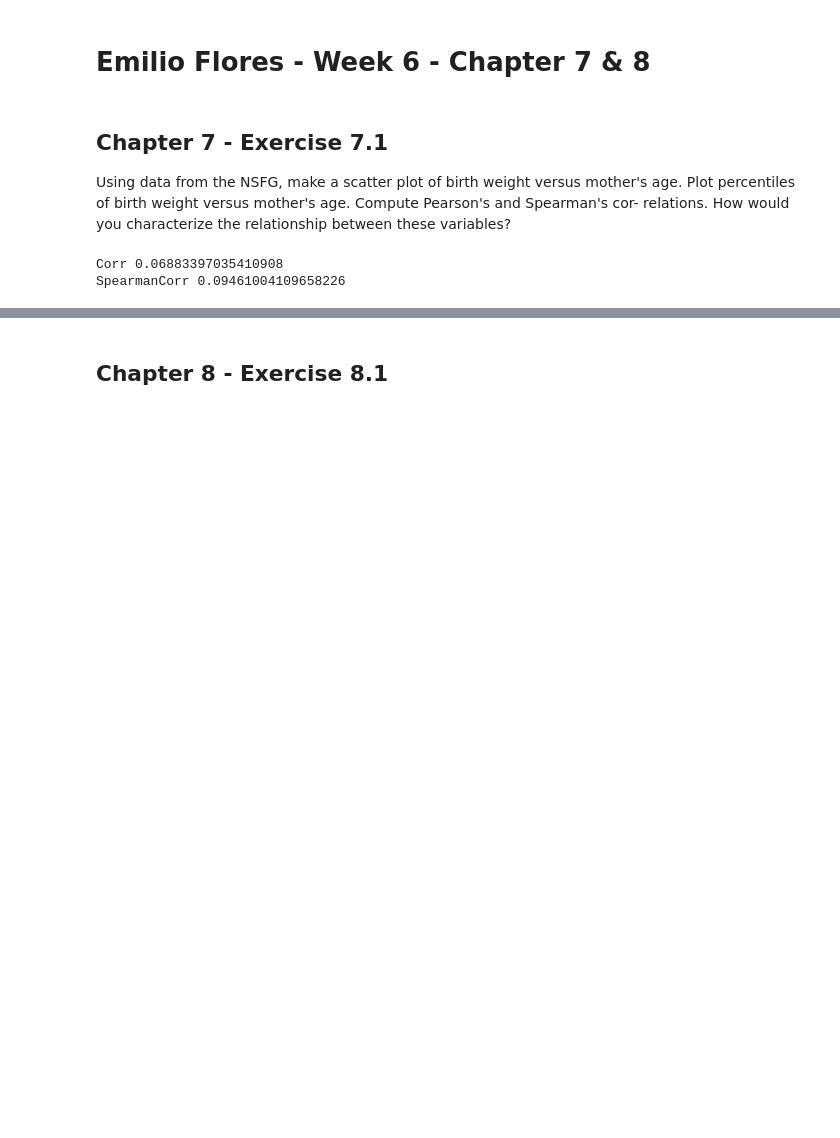
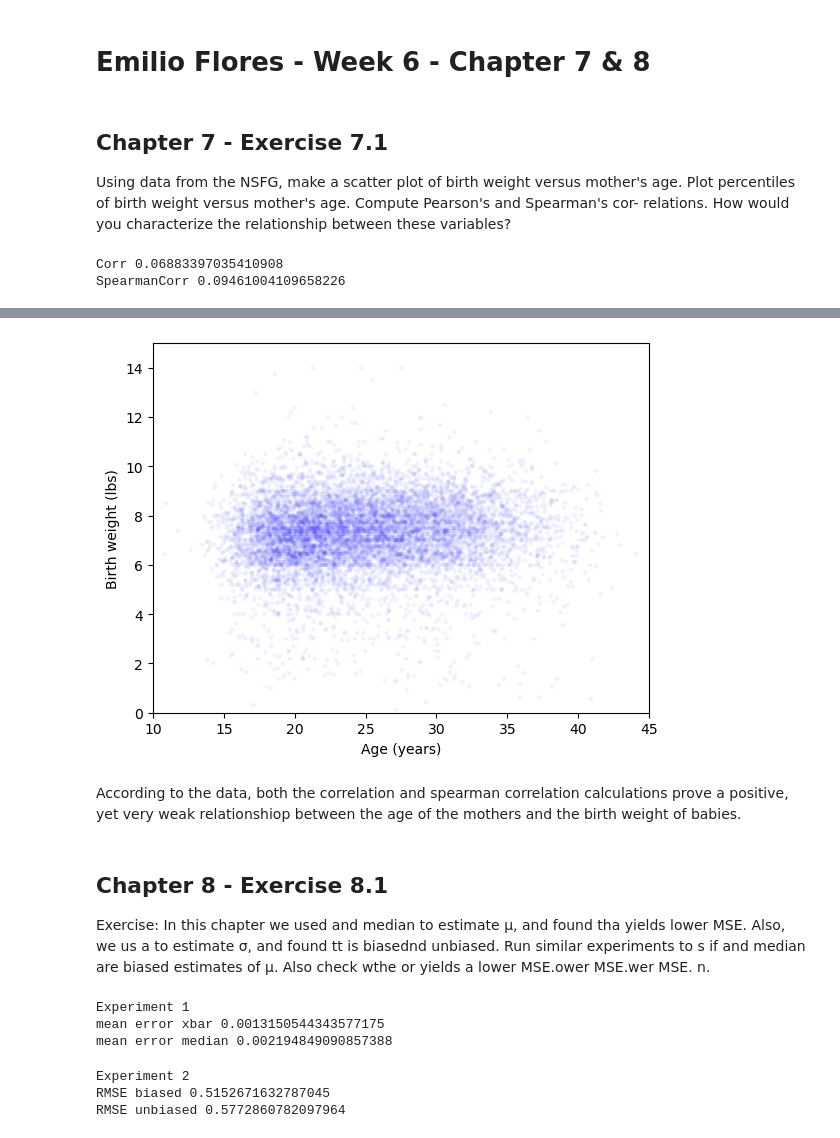
Before and after one commit to EmilioF17/ThinkStats2, a Jupyter notebook: code/Flores530Week6.ipynb, the cells around one changed output, grey strips where cells are left out. Drawn from its saved outputs; the diff is of its cells as text; code cells hidden in the pictures; blank space fills up the shorter version.

```diff
--- a/code/Flores530Week6.ipynb
+++ b/code/Flores530Week6.ipynb
@@ -53,2 +79,23 @@ SpearmanCorr 0.09461004109658226
+# %%
+thinkplot.Scatter(ages, weights, alpha=.05, s=10)
+thinkplot.Config(xlabel='Age (years)',
+                     ylabel='Birth weight (lbs)',
+                     xlim=[10, 45],
+                     ylim=[0, 15],
+                     legend=False)
+# %% [output]
+[figure, added]
+# %% [markdown]
+According to the data, both the correlation and spearman correlation calculations prove a positive, yet very
+weak relationshiop between the age of the mothers and the birth weight of babies.
 # %% [markdown]
 ## Chapter 8 - Exercise 8.1
+Exercise: In this chapter we used  and median to estimate µ, and found tha
+ yields lower MSE. Also, we us
+ a
+ to estimate σ, and found tt
+ is biasednd
+ unbiased. Run similar experiments to s if
+ and median are biased estimates of µ. Also check wthe
+ or
+ yields a lower MSE.ower MSE.wer MSE. n.
@@ -54,0 +115,56 @@ SpearmanCorr 0.09461004109658226
+# %%
+def Estimate4(n=7, iters=100000):
+    """Mean error for xbar and median as estimators of population mean.
+
+    n: sample size
+    iters: number of iterations
+    """
+    mu = 0
+    sigma = 1
+
+    means = []
+    medians = []
+    for _ in range(iters):
+        xs = [random.gauss(mu, sigma) for i in range(n)]
+        xbar = np.mean(xs)
+        median = np.median(xs)
+        means.append(xbar)
+        medians.append(median)
+
+    print('Experiment 1')
+    print('mean error xbar', MeanError(means, mu))
+    print('mean error median', MeanError(medians, mu))
+
+Estimate4()
+# %% [output]
+Experiment 1
+mean error xbar 0.0013150544343577175
+mean error median 0.002194849090857388
+# %%
+def Estimate5(n=7, iters=100000):
+    """RMSE for biased and unbiased estimators of population variance.
+
+    n: sample size
+    iters: number of iterations
+    """
+    mu = 0
+    sigma = 1
+
+    estimates1 = []
+    estimates2 = []
+    for _ in range(iters):
+        xs = [random.gauss(mu, sigma) for i in range(n)]
+        biased = np.var(xs)
+        unbiased = np.var(xs, ddof=1)
+        estimates1.append(biased)
+        estimates2.append(unbiased)
+
+    print('Experiment 2')
+    print('RMSE biased', RMSE(estimates1, sigma**2))
+    print('RMSE unbiased', RMSE(estimates2, sigma**2))
+
+Estimate5()
+# %% [output]
+Experiment 2
+RMSE biased 0.5152671632787045
+RMSE unbiased 0.5772860782097964
```
Also changed, not shown: parts of 7 cells of this notebook, 21 other files.
